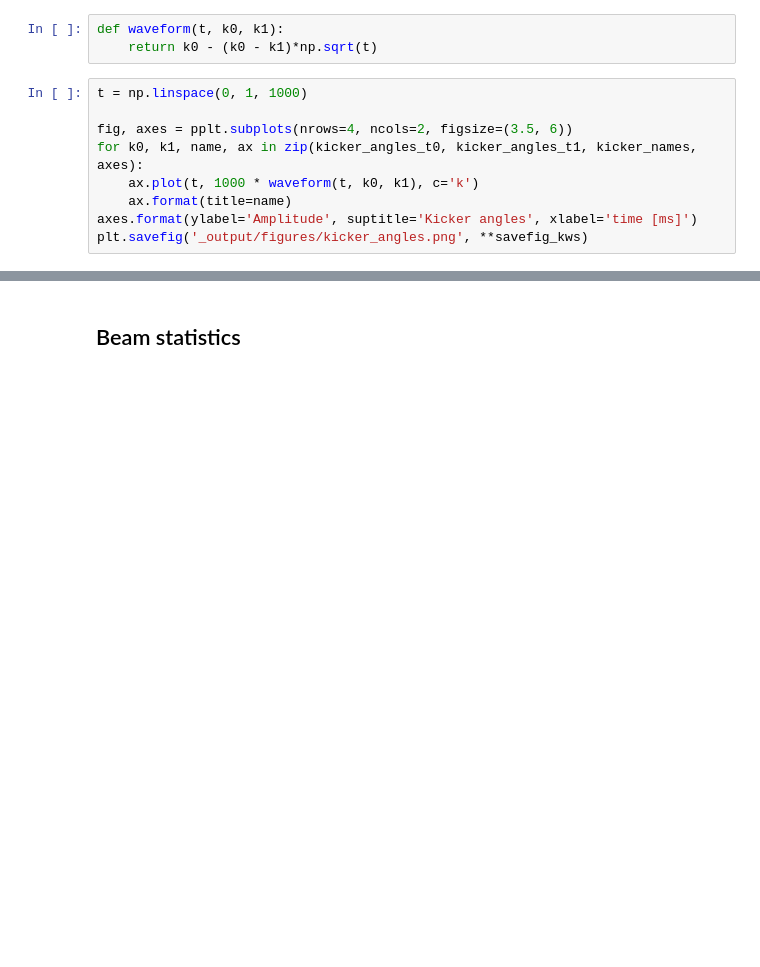
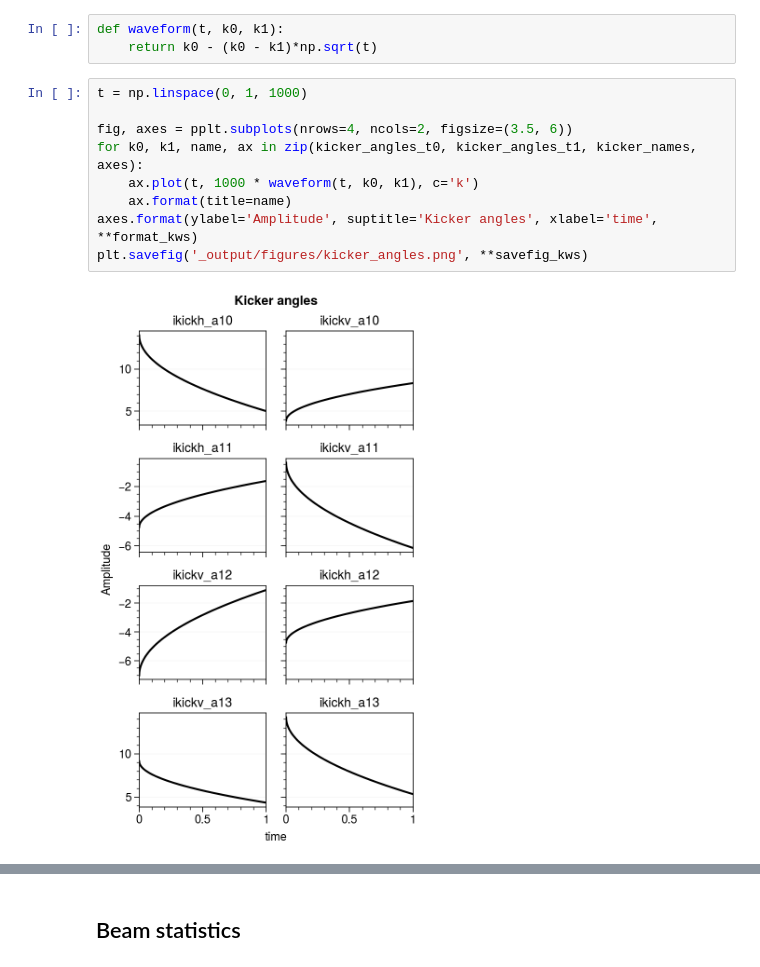
Before and after one commit to austin-hoover/accphys-tools, a Jupyter notebook: injection/analysis.ipynb, the cells around one changed output, grey strips where cells are left out. Saved outputs shown, nothing was run; the diff lists cells and outputs as text; blank space fills up the shorter version.

```diff
--- a/injection/analysis.ipynb
+++ b/injection/analysis.ipynb
@@ -124,12 +122,14 @@ def waveform(t, k0, k1):
 # %%
 t = np.linspace(0, 1, 1000)
 
 fig, axes = pplt.subplots(nrows=4, ncols=2, figsize=(3.5, 6))
 for k0, k1, name, ax in zip(kicker_angles_t0, kicker_angles_t1, kicker_names, axes):
     ax.plot(t, 1000 * waveform(t, k0, k1), c='k')
     ax.format(title=name)
-axes.format(ylabel='Amplitude', suptitle='Kicker angles', xlabel='time [ms]')
+axes.format(ylabel='Amplitude', suptitle='Kicker angles', xlabel='time', **format_kws)
 plt.savefig('_output/figures/kicker_angles.png', **savefig_kws)
+# %% [output]
+[figure, added]
 # %%
 fig, axes = pplt.subplots(nrows=4, ncols=2, figsize=(3.5, 6))
 for k0, k1, name, ax in zip(kicker_angles_t0, kicker_angles_t1, kicker_names, axes):
```
Also changed, not shown: parts of 28 cells of this notebook, 6 other files.
